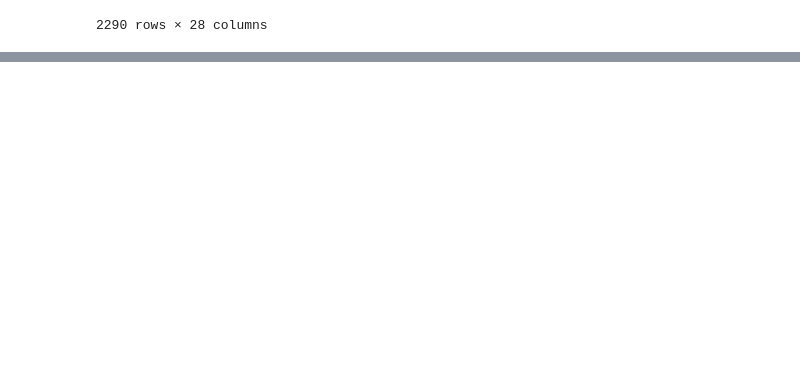
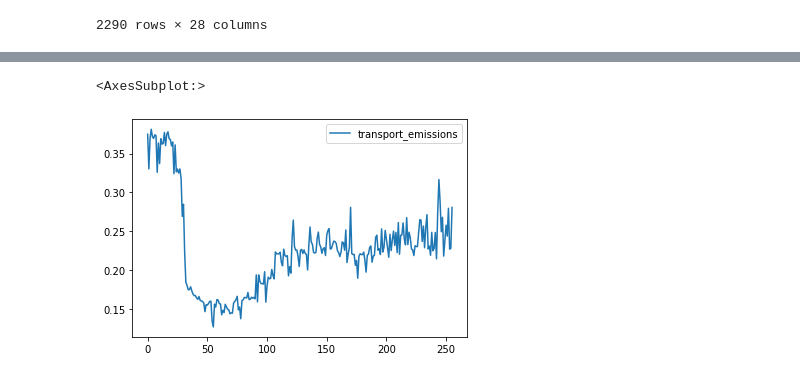
Before and after one commit to gabrieldaos/Eskwelabs-F4SG-C02-Emissions, a Jupyter notebook: C02_Project.ipynb, the cells around one changed output, grey strips where cells are left out. Drawn from its saved outputs; the diff is of its cells as text; code cells hidden in the pictures; blank space fills up the shorter version.

```diff
--- a/C02_Project.ipynb
+++ b/C02_Project.ipynb
@@ -66,0 +192,5 @@ df.to_csv('Cleaned Datasets/merged_c02_movement_attributes.csv', index = False)
+# %%
+sns.lineplot(data = ph_test.iloc[:,[12]])
+# %% [output]
+<AxesSubplot:>
+[figure, added]
```
Also changed, not shown: parts of 29 cells of this notebook, 1 other file.
